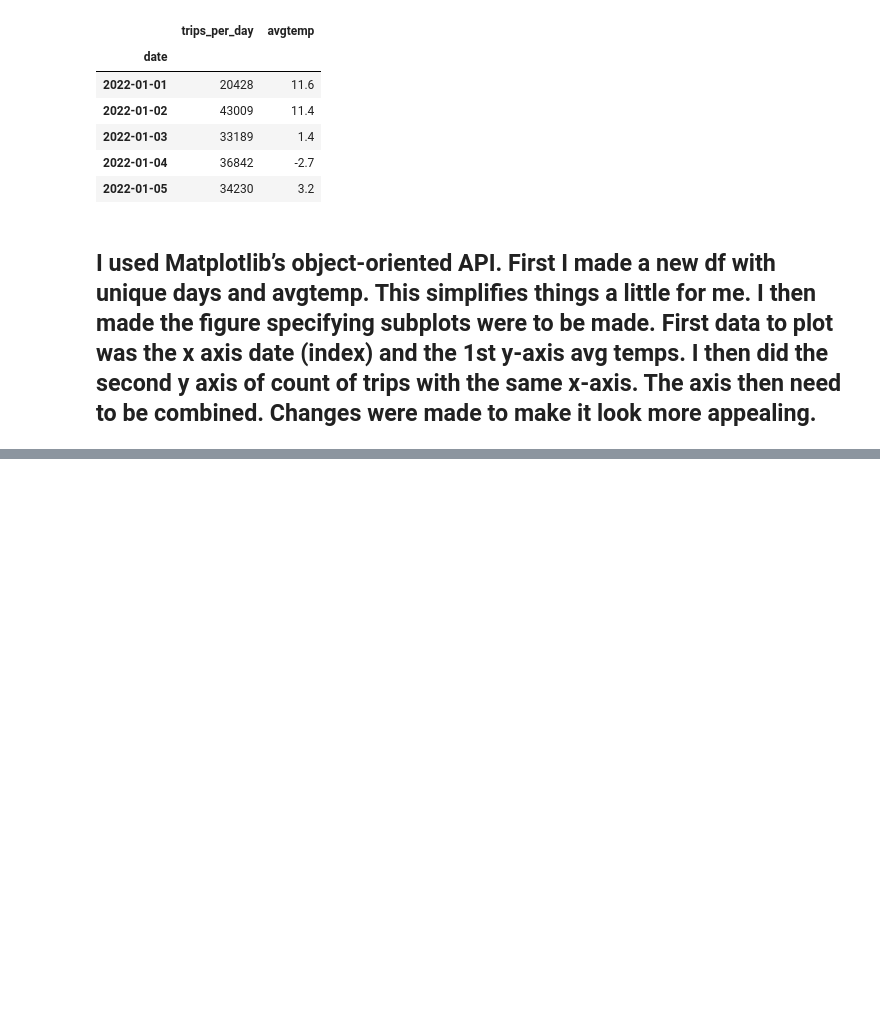
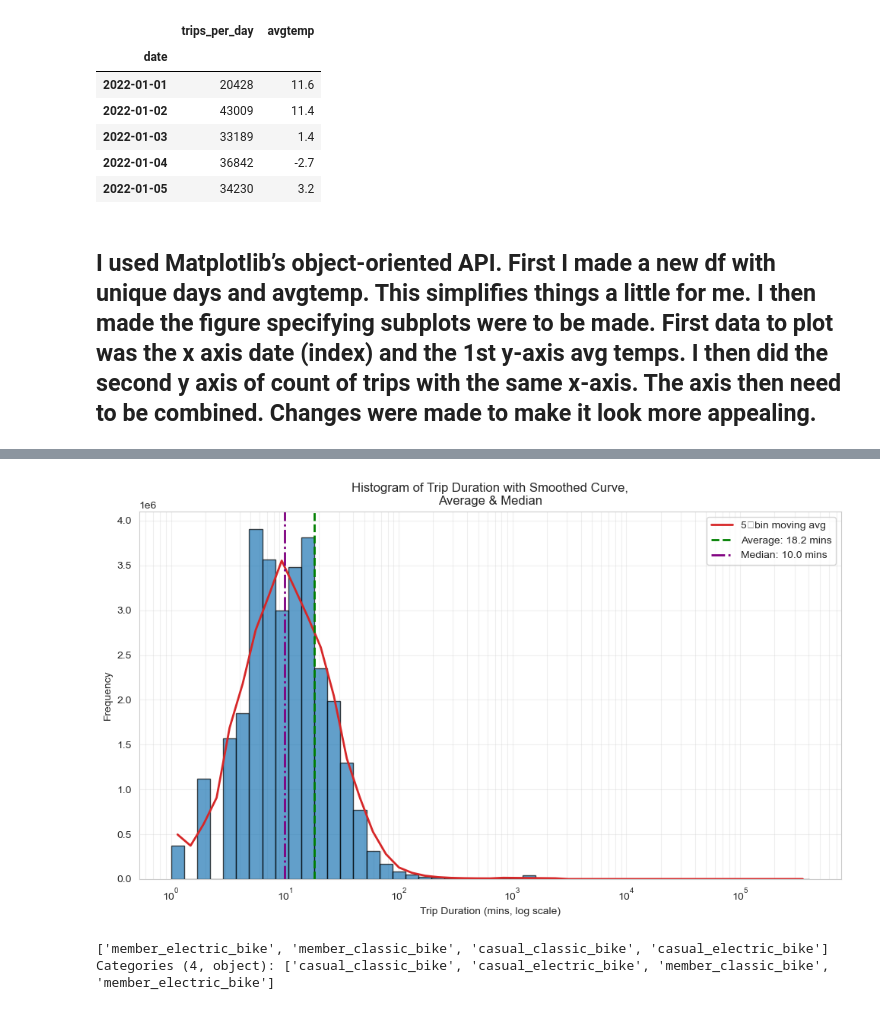
Before and after one commit to CarbonSnitch/NY_Citibike_2022, a Jupyter notebook: 03_Scripts/V2.3_Matplotlib.ipynb, the cells around one changed output, grey strips where cells are left out. Cells and saved outputs as stored; diff of their text form; code cells hidden in the pictures; blank space fills up the shorter version.

```diff
--- a/03_Scripts/V2.3_Matplotlib.ipynb
+++ b/03_Scripts/V2.3_Matplotlib.ipynb
@@ -185,3 +185,6 @@ plt.show()
 # %%
 # Export
 fig_dual_7day.savefig(os.path.join(path, '04_Visualisations', 'fig_dual_7day.png'), dpi=300, bbox_inches='tight')
+# %%
+df['tripduration'] = (df['ended_at'] - df['started_at']).dt.total_seconds()
+df.head()
@@ -187,0 +200,3 @@ fig_dual_7day.savefig(os.path.join(path, '04_Visualisations', 'fig_dual_7day.png
+# %%
+df['tripduration(mins)'] = (df['tripduration'] / 60)
+df.head()
@@ -187,0 +210,4 @@ fig_dual_7day.savefig(os.path.join(path, '04_Visualisations', 'fig_dual_7day.png
+# %%
+df['tripduration']           = df['tripduration'].round().astype('int64')
+df['tripduration(mins)']     = df['tripduration(mins)'].round().astype('int64')
+df.head()
@@ -187,0 +221,39 @@ fig_dual_7day.savefig(os.path.join(path, '04_Visualisations', 'fig_dual_7day.png
+# %%
+# Extract trip durations in minutes and keep only positives
+td = df['tripduration(mins)']
+td = td[td > 0]
+
+# Compute average and median
+avg_td    = td.mean()
+median_td = td.median()
+
+# Define log‐spaced bins
+bins = np.logspace(np.log10(td.min()), np.log10(td.max()), 50)
+
+# Plot histogram on log scale and grab counts
+fig_trip_dur_hist, ax = plt.subplots(figsize=(10, 6))
+
+counts, bins, _ = plt.hist(td,bins=bins,color='tab:blue', alpha=0.7,edgecolor='black')
+plt.xscale('log')
+
+# Compute geometric midpoints and smooth with a moving average
+midpoints = np.sqrt(bins[:-1] * bins[1:])
+smoothed = pd.Series(counts).rolling(window=5, center=True, min_periods=1).mean()
+
+# Overlay the smoothed curve
+plt.plot(midpoints,smoothed,color='tab:red',linewidth=2,label='5‐bin moving avg')
+
+# Mark average and median with vertical lines & labels
+plt.axvline(avg_td,color='green',linestyle='--',linewidth=2,label=f'Average: {avg_td:.1f} mins')
+plt.axvline(median_td, color='purple',linestyle='-.',linewidth=2,label=f'Median: {median_td:.1f} mins')
+
+# Final styling
+plt.xlabel('Trip Duration (mins, log scale)')
+plt.ylabel('Frequency')
+plt.title('Histogram of Trip Duration with Smoothed Curve,\nAverage & Median')
+plt.legend()
+plt.grid(which='both', alpha=0.3)
+plt.tight_layout()
+plt.show()
+# %% [output]
+[figure, added]
@@ -187,0 +263,13 @@ fig_dual_7day.savefig(os.path.join(path, '04_Visualisations', 'fig_dual_7day.png
+# %%
+# Combine membership status and bike type into one column
+df['usertype'] = df['member_casual'] + '_' + df['rideable_type']
+
+#  make it a categorical dtype for efficiency
+df['usertype'] = df['usertype'].astype('category')
+
+# Inspect the four profiles
+print(df['usertype'].unique())
+# -> ['member_classic_bike', 'casual_electric_bike', 'member_electric_bike', 'casual_classic_bike']
+# %% [output]
+['member_electric_bike', 'member_classic_bike', 'casual_classic_bike', 'casual_electric_bike']
+Categories (4, object): ['casual_classic_bike', 'casual_electric_bike', 'member_classic_bike', 'member_electric_bike']
```
Also changed, not shown: parts of 14 cells of this notebook, 5 other files.
